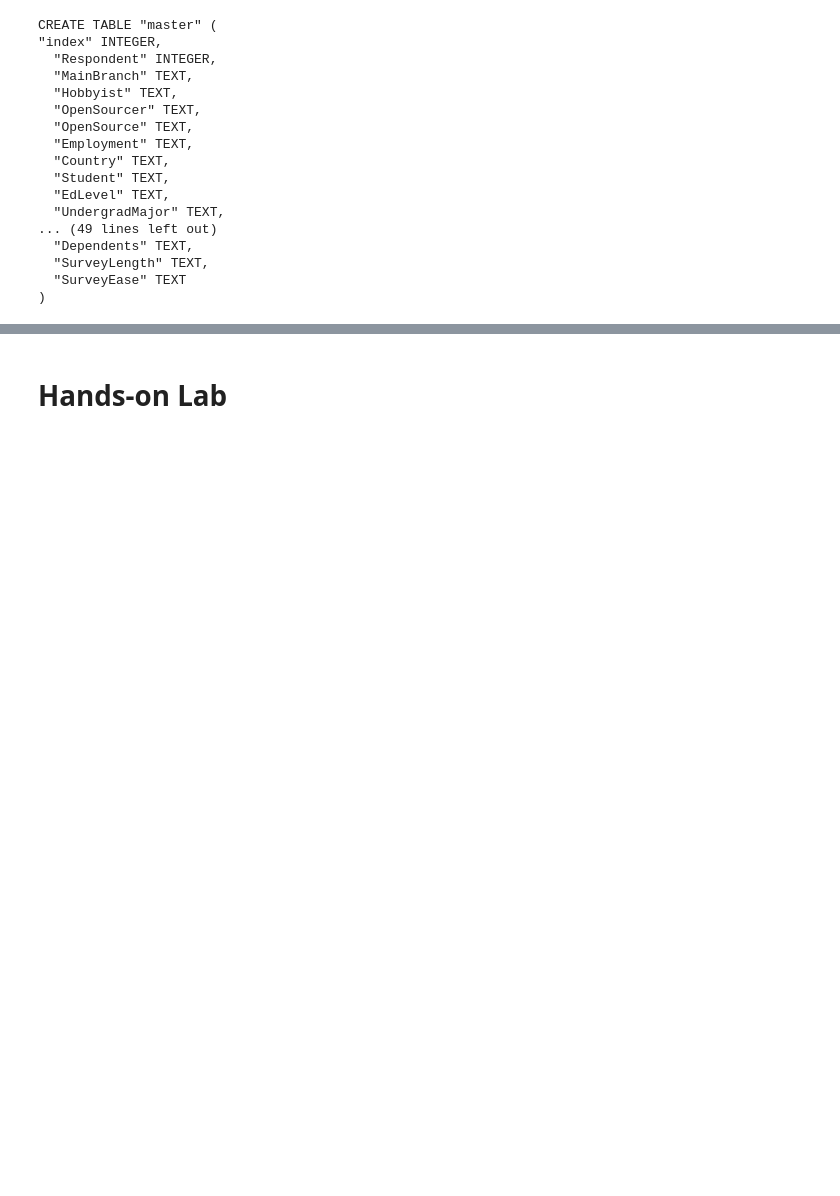
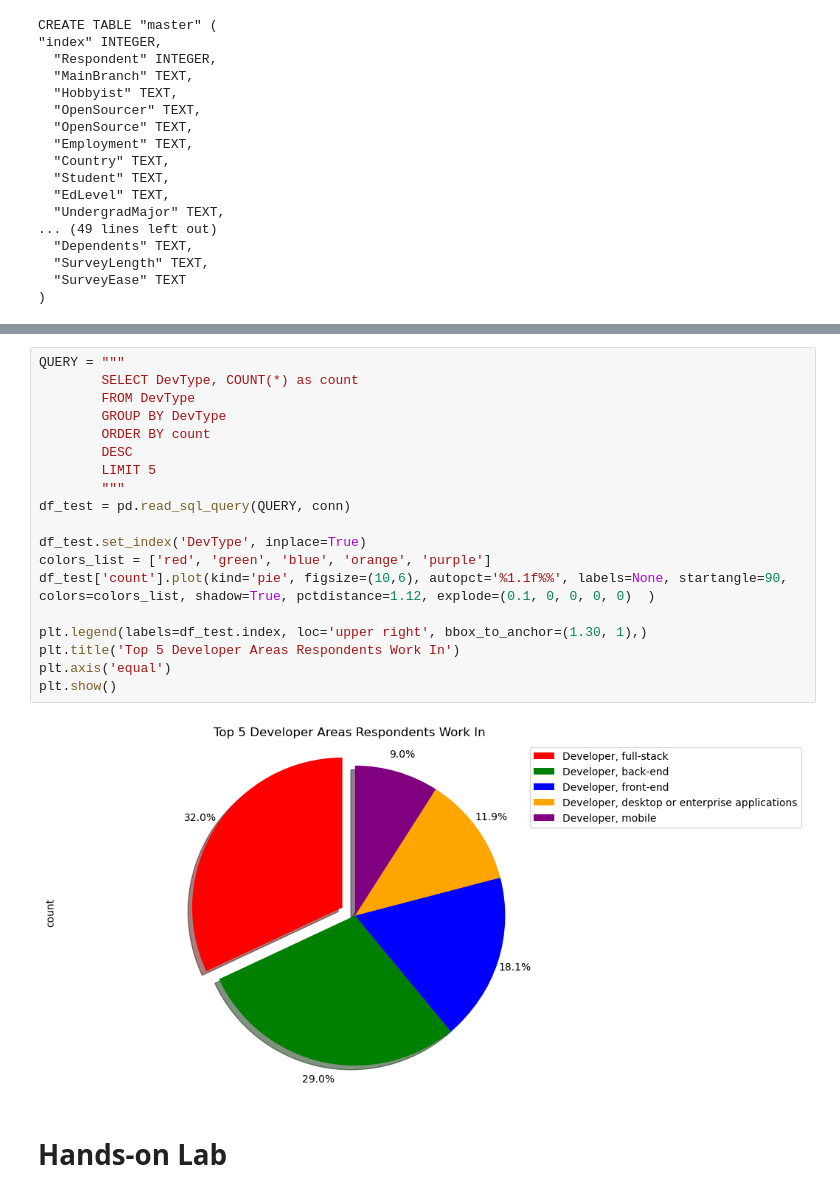
Before and after one commit to Rskowal/Data-Analyst-Projects, a Jupyter notebook: M4DataVisualization-lab.ipynb, the cells around one changed output, grey strips where cells are left out. Drawn from its saved outputs; the diff is of its cells as text; blank space fills up the shorter version.

```diff
--- a/M4DataVisualization-lab.ipynb
+++ b/M4DataVisualization-lab.ipynb
@@ -159,3 +179,24 @@ CREATE TABLE "master" (
+# %%
+QUERY = """
+        SELECT DevType, COUNT(*) as count
+        FROM DevType
+        GROUP BY DevType
+        ORDER BY count
+        DESC
+        LIMIT 5
+        """
+df_test = pd.read_sql_query(QUERY, conn)
+
+df_test.set_index('DevType', inplace=True)
+colors_list = ['red', 'green', 'blue', 'orange', 'purple']
+df_test['count'].plot(kind='pie', figsize=(10,6), autopct='%1.1f%%', labels=None, startangle=90, colors=colors_list, shadow=True, pctdistance=1.12, explode=(0.1, 0, 0, 0, 0)  )
+
+plt.legend(labels=df_test.index, loc='upper right', bbox_to_anchor=(1.30, 1),)
+plt.title('Top 5 Developer Areas Respondents Work In')
+plt.axis('equal')
+plt.show()
+# %% [output]
+[figure, added]
 # %% [markdown]
 # Hands-on Lab
 # %% [markdown]
```
Also changed, not shown: parts of 5 cells of this notebook, 1 other file.
